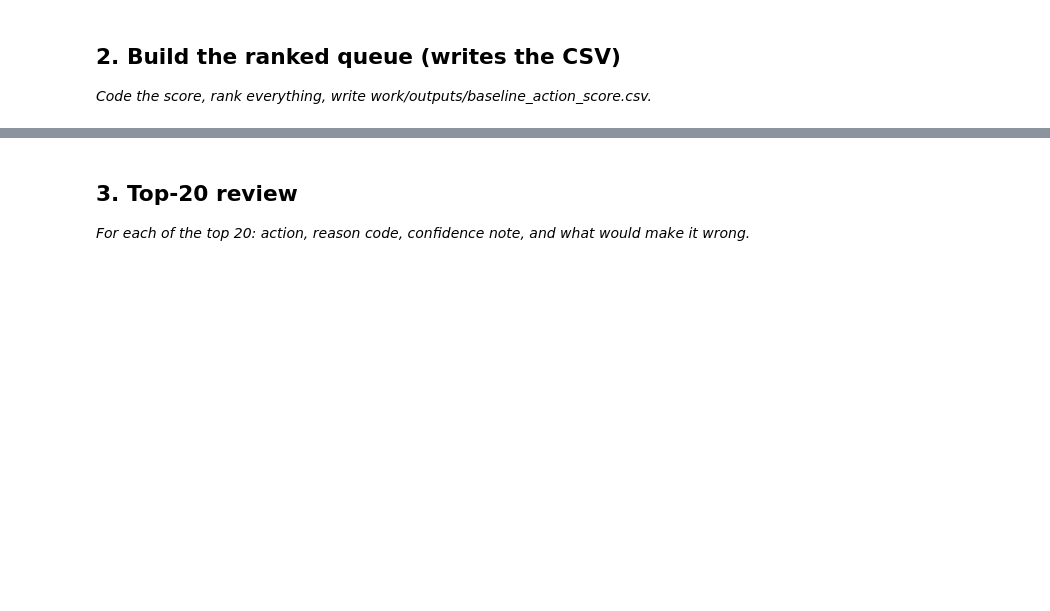
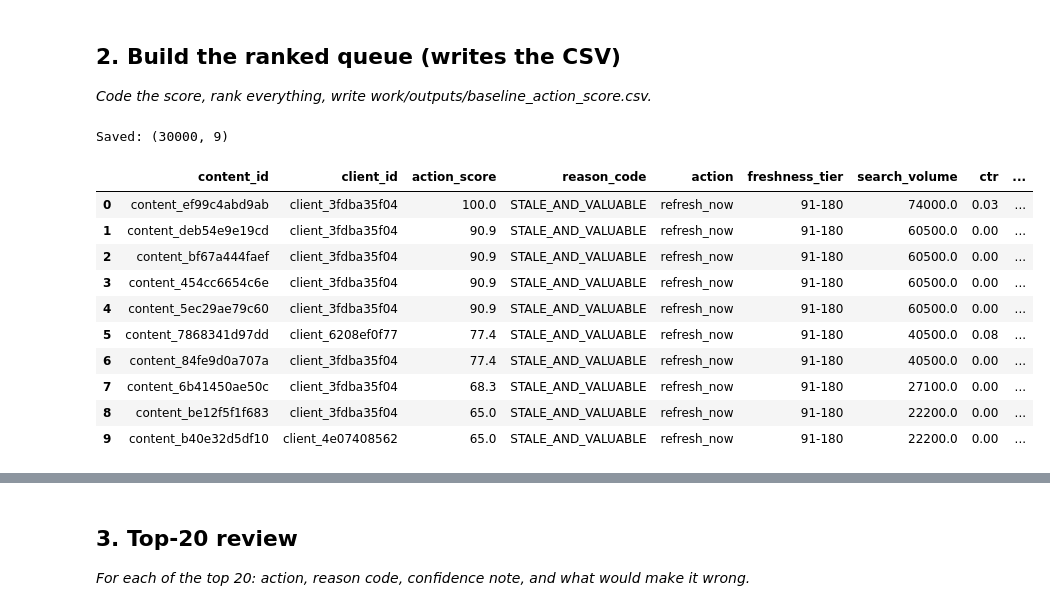
Before and after one commit to farahhussain159-create/flyrank-ml-week1, a Jupyter notebook: work/notebooks/w04_baseline_score.ipynb, the cells around one changed output, grey strips where cells are left out. Drawn from its saved outputs; the diff is of its cells as text; code cells hidden in the pictures; blank space fills up the shorter version.

Commit message:
Week 4: baseline action score, signal checks, top-10 review

```diff
--- a/work/notebooks/w04_baseline_score.ipynb
+++ b/work/notebooks/w04_baseline_score.ipynb
@@ -15,0 +60,9 @@ This skeleton is yours to fill. Work the sections **in order** — each one has
+# %%
+import pandas as pd
+
+df = pd.read_csv("data/raw/content_refresh_anonymized.csv")
+
+print("Shape (rows, columns):", df.shape)
+print("\nColumn names:\n")
+for c in df.columns:
+    print(c)
@@ -22,0 +148,57 @@ This skeleton is yours to fill. Work the sections **in order** — each one has
+# %%
+import numpy as np
+import os
+
+# Search volume ko 0-1 scale pe le aao (quick-win value)
+vol_min, vol_max = df['search_volume'].min(), df['search_volume'].max()
+df['volume_score'] = (df['search_volume'] - vol_min) / (vol_max - vol_min)
+
+# Staleness ko 0-1 risk score do (Signal 1 ke pattern ke hisab se: 91-180 sabse zyada risky)
+staleness_map = {'0-30': 0.2, '31-90': 0.5, '91-180': 1.0, '181+': 0.6}
+df['staleness_score'] = df['freshness_tier'].map(staleness_map)
+
+# Dono ko barabar weight de kar final score (0-100) banao
+df['action_score'] = ((0.5 * df['staleness_score']) + (0.5 * df['volume_score'])) * 100
+df['action_score'] = df['action_score'].round(1)
+
+# High volume ki cutoff = top 1/3 pages
+high_vol_cutoff = df['search_volume'].quantile(0.66)
+
+# ---- Rule: ek reason code + ek action, if/elif se (session jaisa transparent) ----
+def get_reason_and_action(row):
+    is_stale = row['freshness_tier'] in ['91-180', '181+']
+    is_high_volume = row['search_volume'] >= high_vol_cutoff
+    if is_stale and is_high_volume:
+        return "STALE_AND_VALUABLE", "refresh_now"
+    elif is_stale:
+        return "STALE_LOW_VALUE", "refresh_later"
+    elif is_high_volume:
+        return "HIGH_VOLUME_QUICK_WIN", "quick_win_review"
+    else:
+        return "STABLE", "leave_as_is"
+
+df[['reason_code', 'action']] = df.apply(get_reason_and_action, axis=1, result_type='expand')
+
+# ---- Ranked queue banao aur CSV likho ----
+queue = df[['content_id', 'client_id', 'action_score', 'reason_code', 'action',
+            'freshness_tier', 'search_volume', 'ctr', 'avg_position']].sort_values(
+    'action_score', ascending=False).reset_index(drop=True)
+
+os.makedirs("work/outputs", exist_ok=True)
+queue.to_csv("work/outputs/baseline_action_score.csv", index=False)
+
+print("Saved:", queue.shape)
+queue.head(10)
+# %% [output]
+Saved: (30000, 9)
+|  | content_id | client_id | action_score | reason_code | action | freshness_tier | search_volume | ctr | ... |
+| 0 | content_ef99c4abd9ab | client_3fdba35f04 | 100.0 | STALE_AND_VALUABLE | refresh_now | 91-180 | 74000.0 | 0.03 | ... |
+| 1 | content_deb54e9e19cd | client_3fdba35f04 | 90.9 | STALE_AND_VALUABLE | refresh_now | 91-180 | 60500.0 | 0.00 | ... |
+| 2 | content_bf67a444faef | client_3fdba35f04 | 90.9 | STALE_AND_VALUABLE | refresh_now | 91-180 | 60500.0 | 0.00 | ... |
+| 3 | content_454cc6654c6e | client_3fdba35f04 | 90.9 | STALE_AND_VALUABLE | refresh_now | 91-180 | 60500.0 | 0.00 | ... |
+| 4 | content_5ec29ae79c60 | client_3fdba35f04 | 90.9 | STALE_AND_VALUABLE | refresh_now | 91-180 | 60500.0 | 0.00 | ... |
+| 5 | content_7868341d97dd | client_6208ef0f77 | 77.4 | STALE_AND_VALUABLE | refresh_now | 91-180 | 40500.0 | 0.08 | ... |
+| 6 | content_84fe9d0a707a | client_3fdba35f04 | 77.4 | STALE_AND_VALUABLE | refresh_now | 91-180 | 40500.0 | 0.00 | ... |
+| 7 | content_6b41450ae50c | client_3fdba35f04 | 68.3 | STALE_AND_VALUABLE | refresh_now | 91-180 | 27100.0 | 0.00 | ... |
+| 8 | content_be12f5f1f683 | client_3fdba35f04 | 65.0 | STALE_AND_VALUABLE | refresh_now | 91-180 | 22200.0 | 0.00 | ... |
+| 9 | content_b40e32d5df10 | client_4e07408562 | 65.0 | STALE_AND_VALUABLE | refresh_now | 91-180 | 22200.0 | 0.00 | ... |
```
Also changed, not shown: parts of 10 cells of this notebook.
